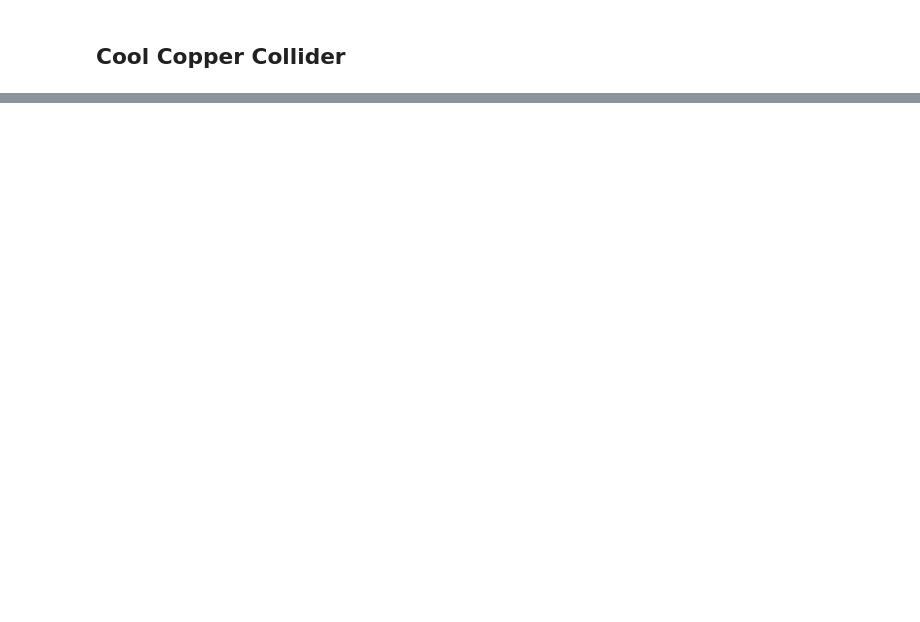
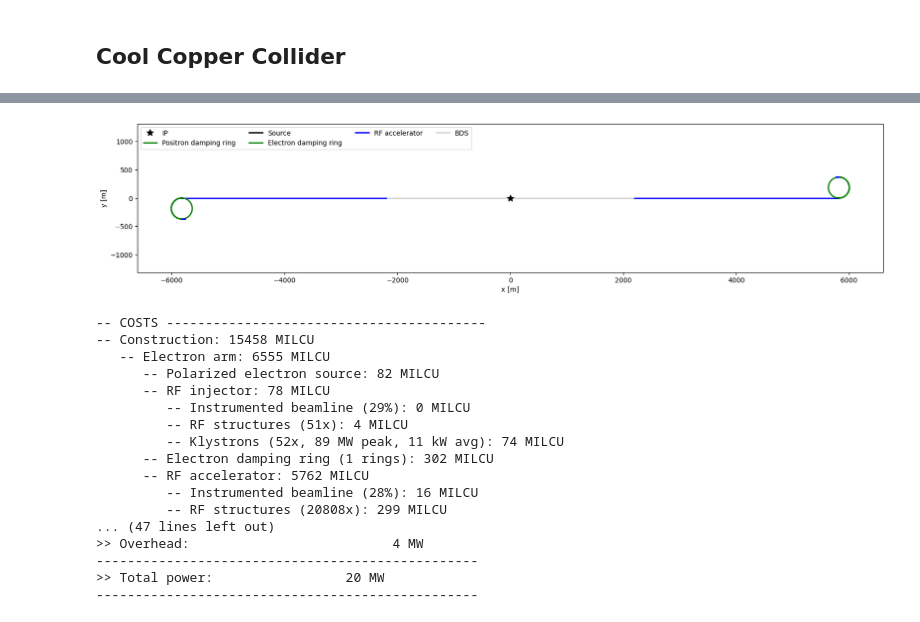
Before and after one commit to abel-framework/ABEL, a Jupyter notebook: examples/preset_example.ipynb, the cells around one changed output, grey strips where cells are left out. Cells and saved outputs as stored; diff of their text form; code cells hidden in the pictures; blank space fills up the shorter version.

```diff
--- a/examples/preset_example.ipynb
+++ b/examples/preset_example.ipynb
@@ -118,0 +283,4 @@ cool_copper_collider.print_power()
+# %%
+# run ILC
+clic = CLIC()
+clic.run('preset_example_CLIC', overwrite=True)
@@ -118,0 +302,24 @@ cool_copper_collider.print_power()
+# %%
+# plot survey and print costs
+clic.plot_survey()
+clic.print_cost()
+clic.print_power()
+# %% [output]
+[figure, added]
+-- COSTS -----------------------------------------
+-- Construction: 15458 MILCU
+   -- Electron arm: 6555 MILCU
+      -- Polarized electron source: 82 MILCU
+      -- RF injector: 78 MILCU
+         -- Instrumented beamline (29%): 0 MILCU
+         -- RF structures (51x): 4 MILCU
+         -- Klystrons (52x, 89 MW peak, 11 kW avg): 74 MILCU
+      -- Electron damping ring (1 rings): 302 MILCU
+      -- RF accelerator: 5762 MILCU
+         -- Instrumented beamline (28%): 16 MILCU
+         -- RF structures (20808x): 299 MILCU
+... (47 lines left out)
+>> Overhead:                          4 MW
+-------------------------------------------------
+>> Total power:                 20 MW
+-------------------------------------------------
```
Also changed, not shown: parts of 27 cells of this notebook.
